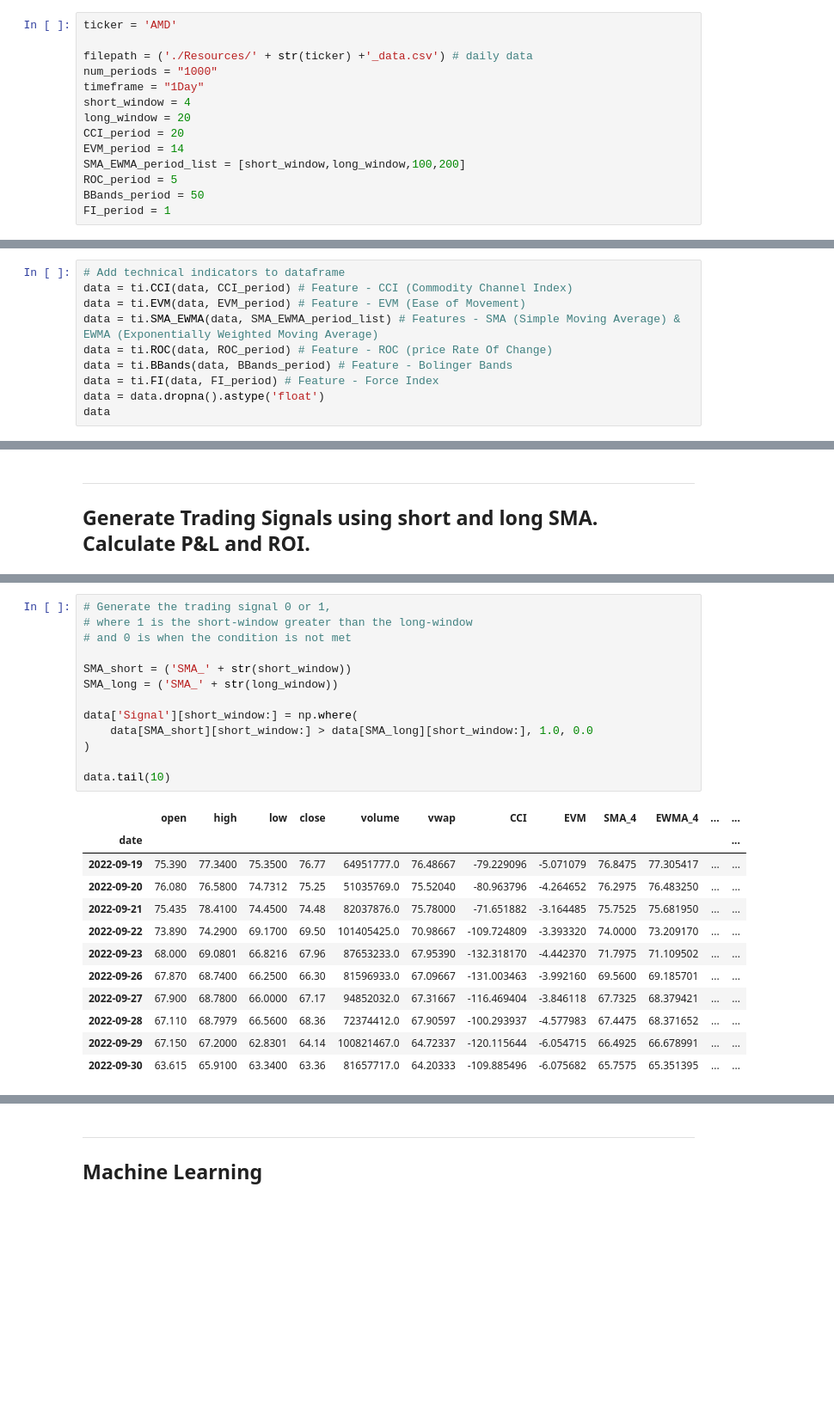
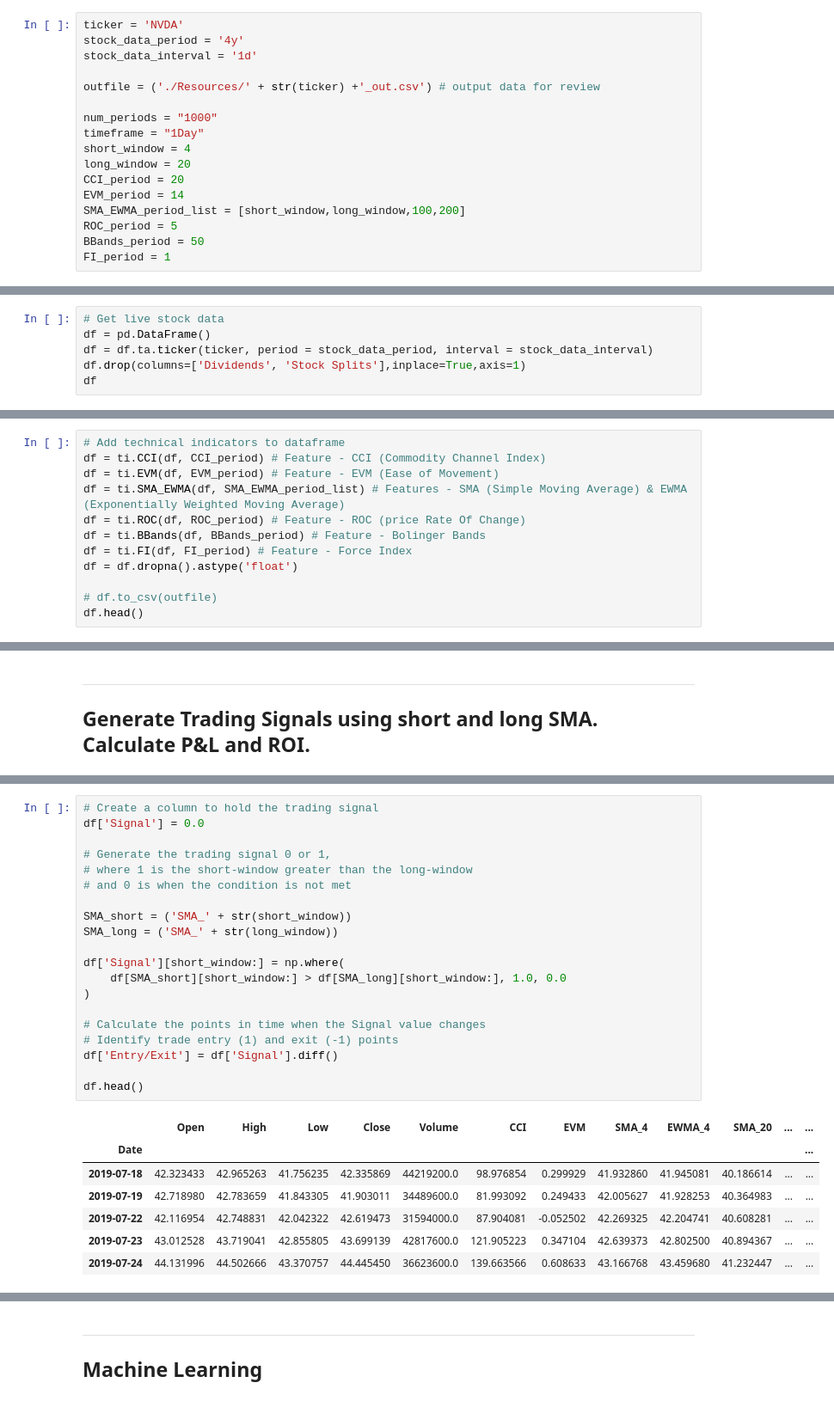
Before and after one commit to jamestan8292/Trading_Bot, a Jupyter notebook: main_ml.ipynb, the cells around one changed output, grey strips where cells are left out. Shown at 86% size. Drawn from its saved outputs; the diff is of its cells as text; blank space fills up the shorter version.

```diff
--- a/main_ml.ipynb
+++ b/main_ml.ipynb
@@ -46,9 +30,12 @@ alpaca = tradeapi.REST(alpaca_api_key, alpaca_secret_key, api_version = "v2")
 # %% [markdown]
 ## Initializations
 # %%
-ticker = 'AMD'
+ticker = 'NVDA'
+stock_data_period = '4y'
+stock_data_interval = '1d'
 
-filepath = ('./Resources/' + str(ticker) +'_data.csv') # daily data
+outfile = ('./Resources/' + str(ticker) +'_out.csv') # output data for review
+
 num_periods = "1000"
 timeframe = "1Day"
 short_window = 4
@@ -113,0 +52,6 @@ data
+# %%
+# Get live stock data
+df = pd.DataFrame()
+df = df.ta.ticker(ticker, period = stock_data_period, interval = stock_data_interval)
+df.drop(columns=['Dividends', 'Stock Splits'],inplace=True,axis=1)
+df
@@ -116,12 +75,14 @@ ___
 ## Use Technical Indicators to generate additional features for machine learning
 # %%
 # Add technical indicators to dataframe
-data = ti.CCI(data, CCI_period) # Feature - CCI (Commodity Channel Index)
-data = ti.EVM(data, EVM_period) # Feature - EVM (Ease of Movement)
-data = ti.SMA_EWMA(data, SMA_EWMA_period_list) # Features - SMA (Simple Moving Average) & EWMA (Exponentially Weighted Moving Average)
-data = ti.ROC(data, ROC_period) # Feature - ROC (price Rate Of Change)
-data = ti.BBands(data, BBands_period) # Feature - Bolinger Bands
-data = ti.FI(data, FI_period) # Feature - Force Index
-data = data.dropna().astype('float')
-data
+df = ti.CCI(df, CCI_period) # Feature - CCI (Commodity Channel Index)
+df = ti.EVM(df, EVM_period) # Feature - EVM (Ease of Movement)
+df = ti.SMA_EWMA(df, SMA_EWMA_period_list) # Features - SMA (Simple Moving Average) & EWMA (Exponentially Weighted Moving Average)
+df = ti.ROC(df, ROC_period) # Feature - ROC (price Rate Of Change)
+df = ti.BBands(df, BBands_period) # Feature - Bolinger Bands
+df = ti.FI(df, FI_period) # Feature - Force Index
+df = df.dropna().astype('float')
+
+# df.to_csv(outfile)
+df.head()
 # %% [output]
@@ -148,26 +99,28 @@ data['Signal'] = 0.0
 # %%
+# Create a column to hold the trading signal
+df['Signal'] = 0.0
+
 # Generate the trading signal 0 or 1,
 # where 1 is the short-window greater than the long-window
 # and 0 is when the condition is not met
 
 SMA_short = ('SMA_' + str(short_window))
 SMA_long = ('SMA_' + str(long_window))
 
-data['Signal'][short_window:] = np.where(
-    data[SMA_short][short_window:] > data[SMA_long][short_window:], 1.0, 0.0
+df['Signal'][short_window:] = np.where(
+    df[SMA_short][short_window:] > df[SMA_long][short_window:], 1.0, 0.0
 )
 
-data.tail(10)
+# Calculate the points in time when the Signal value changes
+# Identify trade entry (1) and exit (-1) points
+df['Entry/Exit'] = df['Signal'].diff()
+
+df.head()
 # %% [output]
-|  | open | high | low | close | volume | vwap | CCI | EVM | SMA_4 | EWMA_4 | ... | ... |
-| date |  |  |  |  |  |  |  |  |  |  |  | ... |
-| 2022-09-19 | 75.390 | 77.3400 | 75.3500 | 76.77 | 64951777.0 | 76.48667 | -79.229096 | -5.071079 | 76.8475 | 77.305417 | ... | ... |
-| 2022-09-20 | 76.080 | 76.5800 | 74.7312 | 75.25 | 51035769.0 | 75.52040 | -80.963796 | -4.264652 | 76.2975 | 76.483250 | ... | ... |
-| 2022-09-21 | 75.435 | 78.4100 | 74.4500 | 74.48 | 82037876.0 | 75.78000 | -71.651882 | -3.164485 | 75.7525 | 75.681950 | ... | ... |
-| 2022-09-22 | 73.890 | 74.2900 | 69.1700 | 69.50 | 101405425.0 | 70.98667 | -109.724809 | -3.393320 | 74.0000 | 73.209170 | ... | ... |
-| 2022-09-23 | 68.000 | 69.0801 | 66.8216 | 67.96 | 87653233.0 | 67.95390 | -132.318170 | -4.442370 | 71.7975 | 71.109502 | ... | ... |
-| 2022-09-26 | 67.870 | 68.7400 | 66.2500 | 66.30 | 81596933.0 | 67.09667 | -131.003463 | -3.992160 | 69.5600 | 69.185701 | ... | ... |
-| 2022-09-27 | 67.900 | 68.7800 | 66.0000 | 67.17 | 94852032.0 | 67.31667 | -116.469404 | -3.846118 | 67.7325 | 68.379421 | ... | ... |
-| 2022-09-28 | 67.110 | 68.7979 | 66.5600 | 68.36 | 72374412.0 | 67.90597 | -100.293937 | -4.577983 | 67.4475 | 68.371652 | ... | ... |
-| 2022-09-29 | 67.150 | 67.2000 | 62.8301 | 64.14 | 100821467.0 | 64.72337 | -120.115644 | -6.054715 | 66.4925 | 66.678991 | ... | ... |
-| 2022-09-30 | 63.615 | 65.9100 | 63.3400 | 63.36 | 81657717.0 | 64.20333 | -109.885496 | -6.075682 | 65.7575 | 65.351395 | ... | ... |
+|  | Open | High | Low | Close | Volume | CCI | EVM | SMA_4 | EWMA_4 | SMA_20 | ... | ... |
+| Date |  |  |  |  |  |  |  |  |  |  |  | ... |
+| 2019-07-18 | 42.323433 | 42.965263 | 41.756235 | 42.335869 | 44219200.0 | 98.976854 | 0.299929 | 41.932860 | 41.945081 | 40.186614 | ... | ... |
+| 2019-07-19 | 42.718980 | 42.783659 | 41.843305 | 41.903011 | 34489600.0 | 81.993092 | 0.249433 | 42.005627 | 41.928253 | 40.364983 | ... | ... |
+| 2019-07-22 | 42.116954 | 42.748831 | 42.042322 | 42.619473 | 31594000.0 | 87.904081 | -0.052502 | 42.269325 | 42.204741 | 40.608281 | ... | ... |
+| 2019-07-23 | 43.012528 | 43.719041 | 42.855805 | 43.699139 | 42817600.0 | 121.905223 | 0.347104 | 42.639373 | 42.802500 | 40.894367 | ... | ... |
+| 2019-07-24 | 44.131996 | 44.502666 | 43.370757 | 44.445450 | 36623600.0 | 139.663566 | 0.608633 | 43.166768 | 43.459680 | 41.232447 | ... | ... |
```
Also changed, not shown: parts of 32 cells of this notebook, 7 other files.
